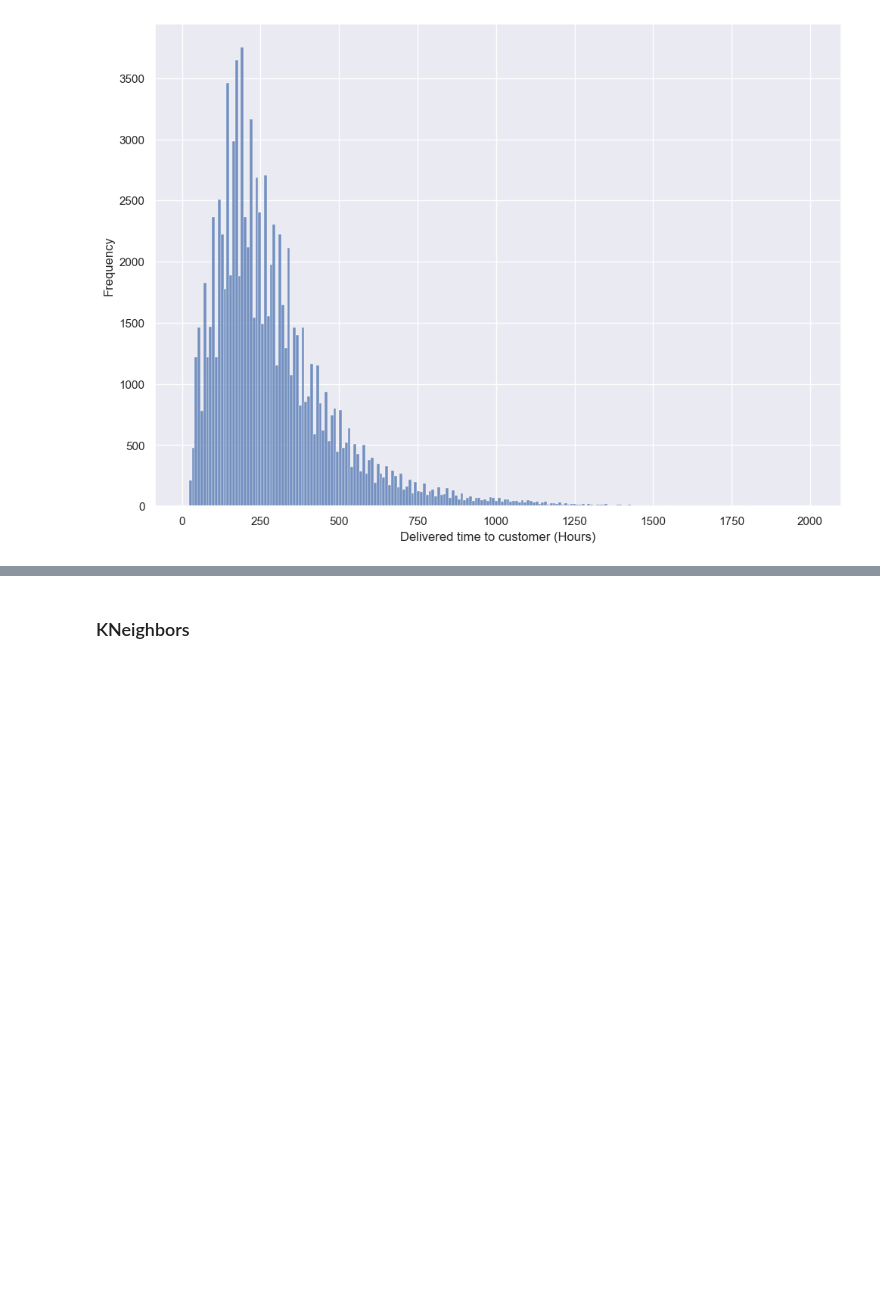
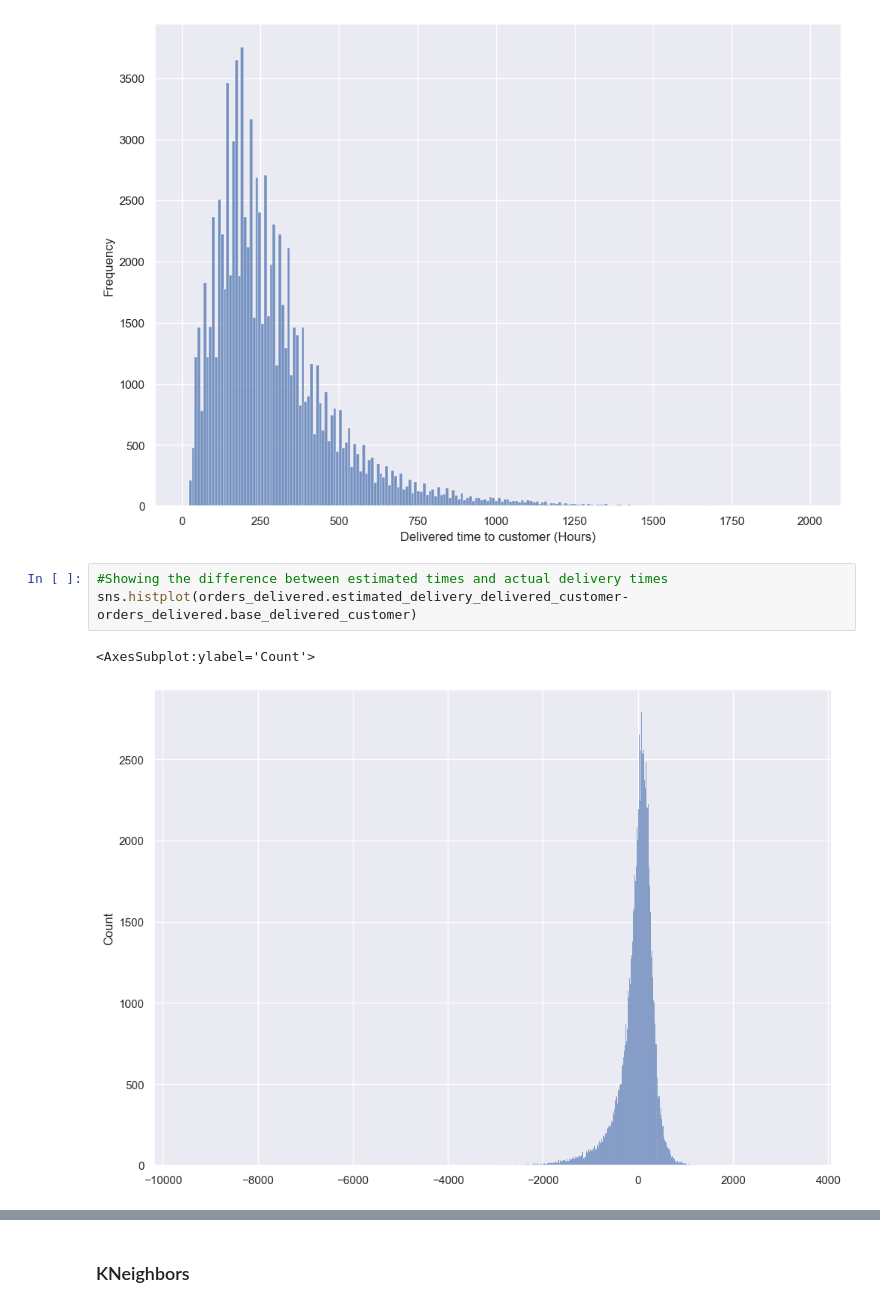
Before and after one commit to lpenuelac/lpenuelac.github.io, a Jupyter notebook: notebook/Project.ipynb, the cells around one changed output, grey strips where cells are left out. Cells and saved outputs as stored; diff of their text form; blank space fills up the shorter version.

```diff
--- a/notebook/Project.ipynb
+++ b/notebook/Project.ipynb
@@ -616,3 +616,9 @@ ax.set(xlabel='Delivered time to customer (Hours)', ylabel='Frequency')
 plt.show()
 # %% [output]
 [figure]
+# %%
+#Showing the difference between estimated times and actual delivery times
+sns.histplot(orders_delivered.estimated_delivery_delivered_customer-orders_delivered.base_delivered_customer)
+# %% [output]
+<AxesSubplot:ylabel='Count'>
+[figure, added]
```
Also changed, not shown: parts of 7 cells of this notebook, 1 other file.
